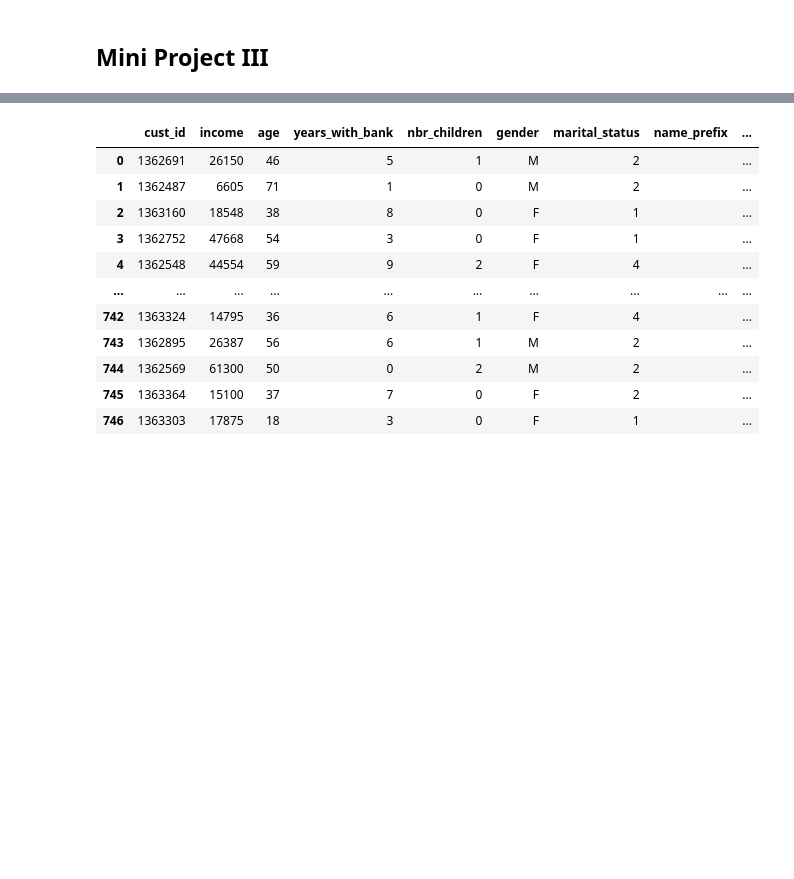
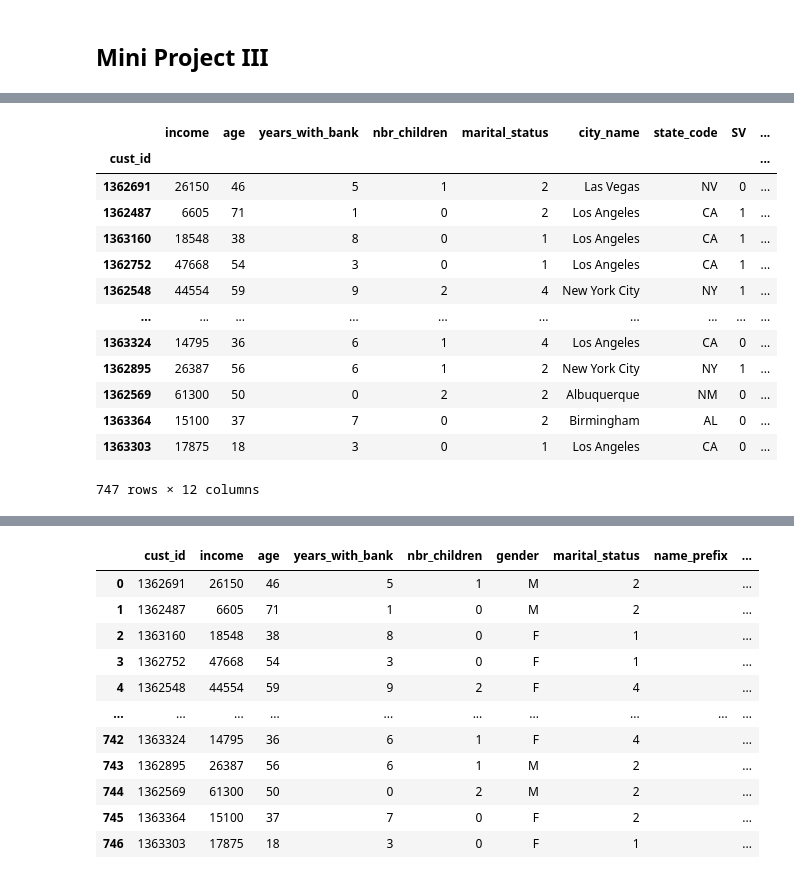
Before and after one commit to Bonzolo/Lighthouse-Labs-Mini-Project-III, a Jupyter notebook: mini-project-III.ipynb, the cells around one changed output, grey strips where cells are left out. Saved outputs shown, nothing was run; the diff lists cells and outputs as text; code cells hidden in the pictures; blank space fills up the shorter version.

Commit message:
Cleaned Customer table

```diff
--- a/mini-project-III.ipynb
+++ b/mini-project-III.ipynb
@@ -33,0 +21,9 @@ accounts
+# %%
+cust_clean = customer[['cust_id', 'income', 'age', 'years_with_bank', 'nbr_children', 'gender', 'marital_status', 'city_name', 'state_code']]
+
+acc_types = accounts[['cust_id', 'acct_type']]
+cust_clean = cust_clean.set_index('cust_id')
+cust_clean[['SV', 'CC', 'CK']] = 0
+acc_types = acc_types.set_index('cust_id')
+acc_types = pd.get_dummies(acc_types)
+cust_clean.head()
@@ -33,0 +44,49 @@ accounts
+# %%
+# strip trailing whitespace
+accounts['acct_type'] = accounts.acct_type.str.strip()
+cust_clean['gender'] = cust_clean.gender.str.strip()
+#cust_clean = cust_clean.columns.str.strip()
+
+# populate customers list with types of acct info
+
+# find sv accts
+acc_sav = accounts[accounts['acct_type'] == 'SV']['cust_id']
+cust_clean.loc[acc_sav,'SV'] = 1
+
+# find cc accts
+acc_cc = accounts[accounts['acct_type'] == 'CC']['cust_id']
+cust_clean.loc[acc_cc,'CC'] = 1
+
+# find ck accts
+acc_ck = accounts[accounts['acct_type'] == 'CK']['cust_id']
+cust_clean.loc[acc_ck,'CK'] = 1
+# %%
+# create F M columns
+cust_clean['F'] = cust_clean.gender
+cust_clean['M'] = cust_clean.gender
+
+# replace with 0 and 1s
+cust_clean = cust_clean.replace({
+    'F': {'M': 0, 'F': 1},
+    'M': {'M': 1, 'F': 0}
+})
+# %%
+# drop gender column
+cust_clean = cust_clean.drop(labels = ['gender'], axis=1)
+# %%
+cust_clean
+# %% [output]
+|  | income | age | years_with_bank | nbr_children | marital_status | city_name | state_code | SV | ... |
+| cust_id |  |  |  |  |  |  |  |  | ... |
+| 1362691 | 26150 | 46 | 5 | 1 | 2 | Las Vegas | NV | 0 | ... |
+| 1362487 | 6605 | 71 | 1 | 0 | 2 | Los Angeles | CA | 1 | ... |
+| 1363160 | 18548 | 38 | 8 | 0 | 1 | Los Angeles | CA | 1 | ... |
+| 1362752 | 47668 | 54 | 3 | 0 | 1 | Los Angeles | CA | 1 | ... |
+| 1362548 | 44554 | 59 | 9 | 2 | 4 | New York City | NY | 1 | ... |
+| ... | ... | ... | ... | ... | ... | ... | ... | ... | ... |
+| 1363324 | 14795 | 36 | 6 | 1 | 4 | Los Angeles | CA | 0 | ... |
+| 1362895 | 26387 | 56 | 6 | 1 | 2 | New York City | NY | 1 | ... |
+| 1362569 | 61300 | 50 | 0 | 2 | 2 | Albuquerque | NM | 0 | ... |
+| 1363364 | 15100 | 37 | 7 | 0 | 2 | Birmingham | AL | 0 | ... |
+| 1363303 | 17875 | 18 | 3 | 0 | 1 | Los Angeles | CA | 0 | ... |
+747 rows × 12 columns
```
Also changed, not shown: parts of 6 cells of this notebook.
